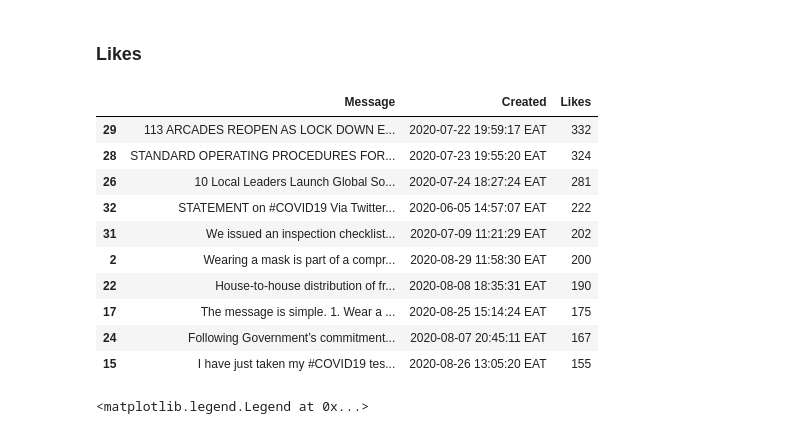
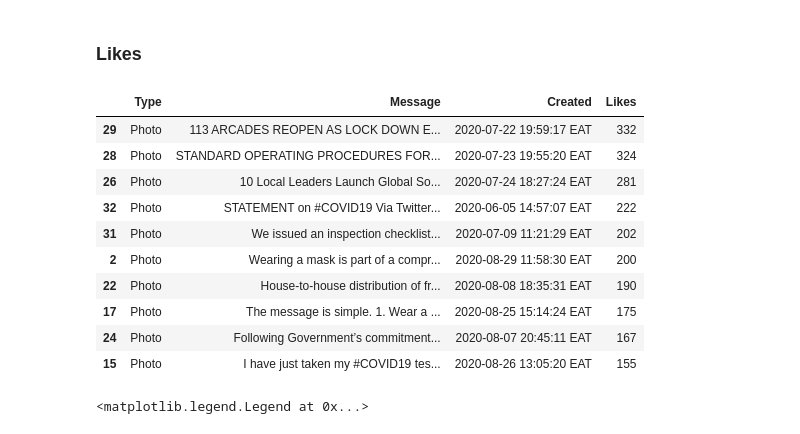
Before and after one commit to SunbirdAI/covid19-uganda-facebook-data-analysis, a Jupyter notebook: notebooks/KCCA_Posts_June_August.ipynb, the cells around one changed output. Saved outputs shown, nothing was run; the diff lists cells and outputs as text; code cells hidden in the pictures.

Commit message:
Analyse post types for KCCA COVID posts

```diff
--- a/notebooks/KCCA_Posts_June_August.ipynb
+++ b/notebooks/KCCA_Posts_June_August.ipynb
@@ -174,19 +175,19 @@ posts.sort_values(by='Created', inplace=True)
 # %% [markdown]
 ### Likes
 # %%
-posts[['Message', 'Created', 'Likes']].sort_values(by='Likes', ascending=False).head(10)
+posts[['Type', 'Message', 'Created', 'Likes']].sort_values(by='Likes', ascending=False).head(10)
 # %% [output]
-|  | Message | Created | Likes |
-| 29 | 113 ARCADES REOPEN AS LOCK DOWN E... | 2020-07-22 19:59:17 EAT | 332 |
-| 28 | STANDARD OPERATING PROCEDURES FOR... | 2020-07-23 19:55:20 EAT | 324 |
-| 26 | 10 Local Leaders Launch Global So... | 2020-07-24 18:27:24 EAT | 281 |
-| 32 | STATEMENT on #COVID19 Via Twitter... | 2020-06-05 14:57:07 EAT | 222 |
-| 31 | We issued an inspection checklist... | 2020-07-09 11:21:29 EAT | 202 |
-| 2 | Wearing a mask is part of a compr... | 2020-08-29 11:58:30 EAT | 200 |
-| 22 | House-to-house distribution of fr... | 2020-08-08 18:35:31 EAT | 190 |
-| 17 | The message is simple. 1. Wear a ... | 2020-08-25 15:14:24 EAT | 175 |
-| 24 | Following Government’s commitment... | 2020-08-07 20:45:11 EAT | 167 |
-| 15 | I have just taken my #COVID19 tes... | 2020-08-26 13:05:20 EAT | 155 |
+|  | Type | Message | Created | Likes |
+| 29 | Photo | 113 ARCADES REOPEN AS LOCK DOWN E... | 2020-07-22 19:59:17 EAT | 332 |
+| 28 | Photo | STANDARD OPERATING PROCEDURES FOR... | 2020-07-23 19:55:20 EAT | 324 |
+| 26 | Photo | 10 Local Leaders Launch Global So... | 2020-07-24 18:27:24 EAT | 281 |
+| 32 | Photo | STATEMENT on #COVID19 Via Twitter... | 2020-06-05 14:57:07 EAT | 222 |
+| 31 | Photo | We issued an inspection checklist... | 2020-07-09 11:21:29 EAT | 202 |
+| 2 | Photo | Wearing a mask is part of a compr... | 2020-08-29 11:58:30 EAT | 200 |
+| 22 | Photo | House-to-house distribution of fr... | 2020-08-08 18:35:31 EAT | 190 |
+| 17 | Photo | The message is simple. 1. Wear a ... | 2020-08-25 15:14:24 EAT | 175 |
+| 24 | Photo | Following Government’s commitment... | 2020-08-07 20:45:11 EAT | 167 |
+| 15 | Photo | I have just taken my #COVID19 tes... | 2020-08-26 13:05:20 EAT | 155 |
 # %%
 posts.plot.area(x='Created', y='Likes', color='Green', alpha=0.4,  figsize=(20,10)).legend(
     loc='upper left')
```
Also changed, not shown: parts of 3 cells of this notebook.
